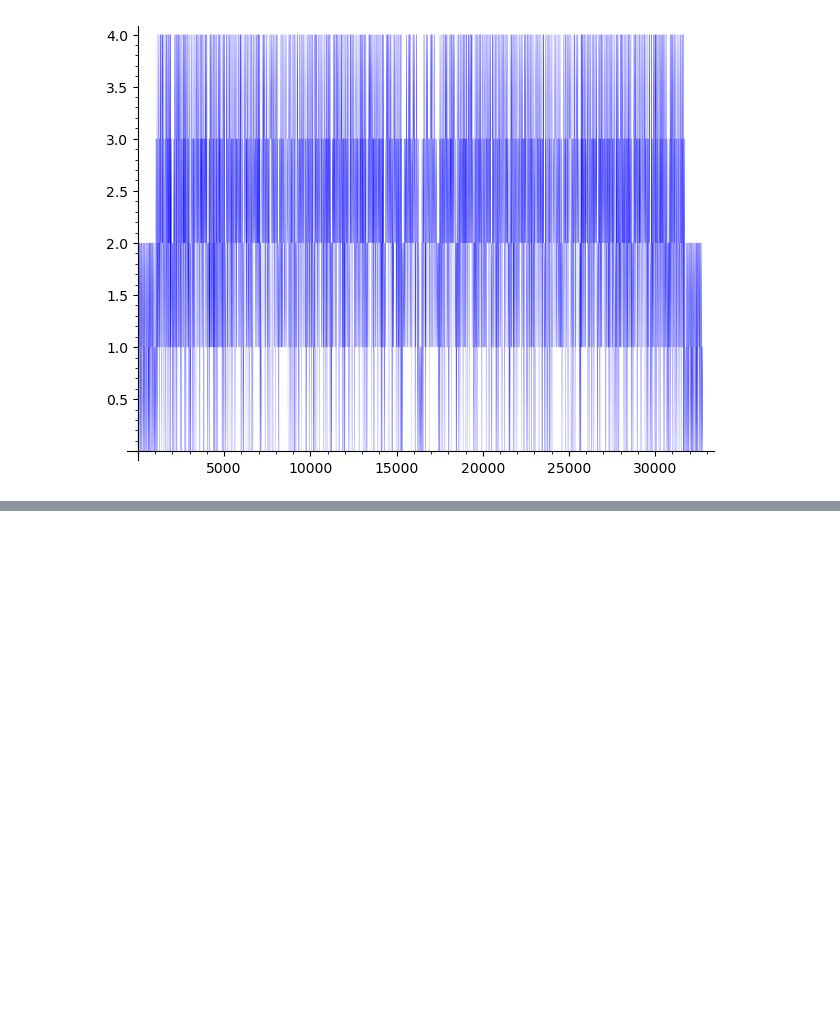
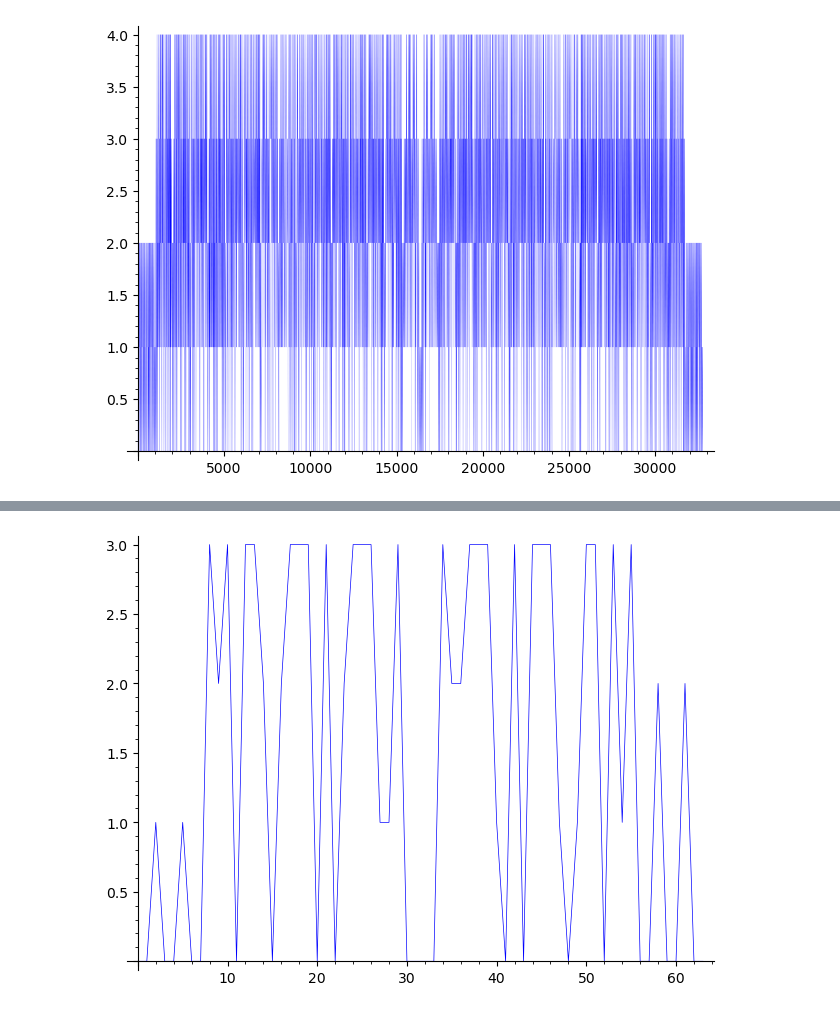
Before and after one commit to MDKattner/IML-Predictablity-In-Sports, a Jupyter notebook: src/iso_classes.ipynb, the cells around one changed output, grey strips where cells are left out. Drawn from its saved outputs; the diff is of its cells as text; code cells hidden in the pictures; blank space fills up the shorter version.

```diff
--- a/src/iso_classes.ipynb
+++ b/src/iso_classes.ipynb
@@ -51,0 +61,8 @@ line2d(list(enumerate(tou.upset_generator(int(6), int(0)))), thickness=0.04)
+# %%
+order = int(4)
+iso_class_ints = {TG : list() for TG in digraphs.tournaments_nauty(order, immutable=True)}
+for g in tou.unnamed_TG(order):
+    for iso_class in iso_class_ints:
+        if iso_class.is_isomorphic(DiGraph(g.to_tuple(), immutable=True, format='list_of_edges')):
+            iso_class_ints[iso_class].append(g.to_seed())
+iso_class_ints
@@ -51,0 +87,6 @@ line2d(list(enumerate(tou.upset_generator(int(6), int(0)))), thickness=0.04)
+# %%
+iso_class_graphs = [(graph_seed, i) for i,g in enumerate(iso_class_ints) for graph_seed in iso_class_ints[g]]
+iso_class_graphs.sort()
+line2d(iso_class_graphs, thickness=0.5)
+# %% [output]
+[figure, added]
```
Also changed, not shown: parts of 4 cells of this notebook, 1 other file.
